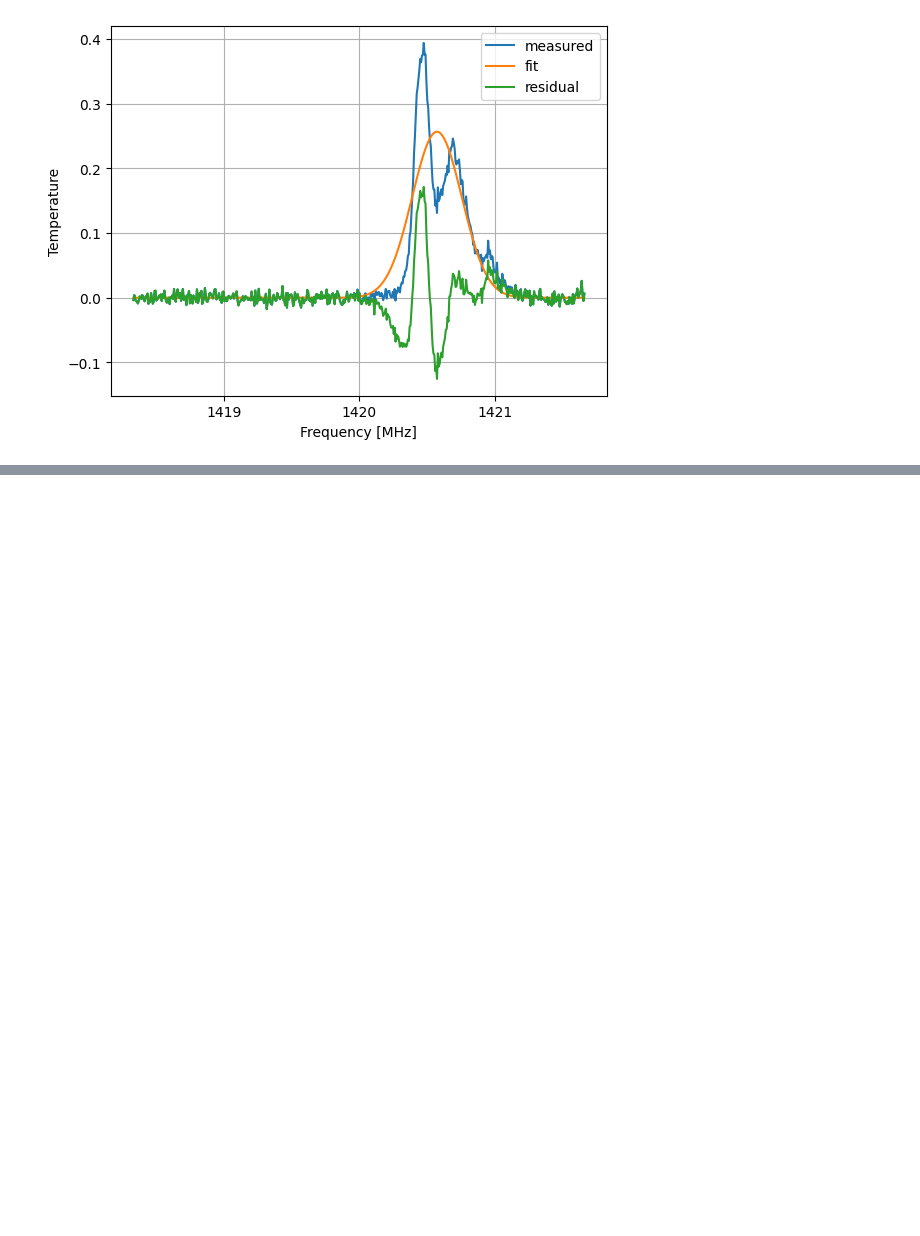
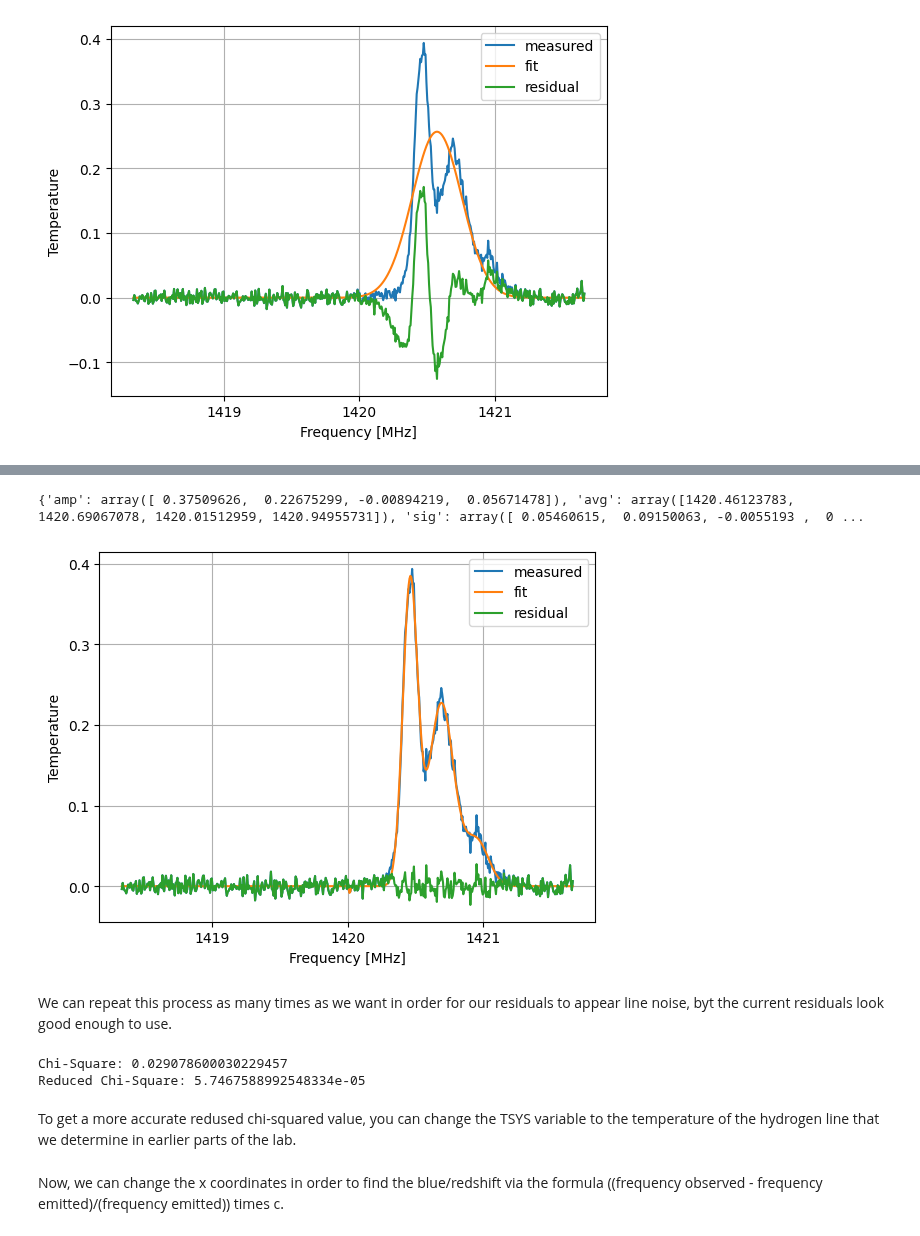
Before and after one commit to heyitsnalini/astro121group01, a Jupyter notebook: lab2/part_8.ipynb, the cells around one changed output, grey strips where cells are left out. Drawn from its saved outputs; the diff is of its cells as text; code cells hidden in the pictures; blank space fills up the shorter version.

Commit message:
The final version of part 8, the coordinate shifting will be in another Jupyter notebook

```diff
--- a/lab2/part_8.ipynb
+++ b/lab2/part_8.ipynb
@@ -352,0 +398,35 @@ _ = plt.grid()
+# %%
+ans4 = gs.gaussfit(x_soff, power2, amp=[0.34724959, 0.1411955 , 0.09041653, 0.8], avg=[1420.46168051, 1420.68581256, 1420.73384976, 1420.8], sig=[0.05223448, 0.07135722, 0.20897133, 0.2])
+profile4 = gs.gaussval(x_soff, **ans4)
+print(ans4)
+# %% [output]
+{'amp': array([ 0.37509626,  0.22675299, -0.00894219,  0.05671478]), 'avg': array([1420.46123783, 1420.69067078, 1420.01512959, 1420.94955731]), 'sig': array([ 0.05460615,  0.09150063, -0.0055193 ,  0 ...
+# %%
+ans4 = gs.gaussfit(x_soff, power2, amp=[0.37509626,  0.22675299, -0.00894219,  0.05671478], avg=[1420.46123783, 1420.69067078, 1420.01512959, 1420.94955731], sig=[0.05460615,  0.09150063, -0.0055193 ,  0.08846062])
+profile4 = gs.gaussval(x_soff, **ans4)
+# %%
+plt.figure()
+plt.plot(x_soff, power2, label='measured')
+plt.plot(x_soff, profile4, label='fit')
+plt.plot(x_soff, power2 - profile4, label='residual')
+plt.xlabel('Frequency [MHz]')
+plt.ylabel('Temperature')
+plt.xticks([1419, 1420, 1421])
+plt.legend()
+_ = plt.grid()
+# %% [output]
+[figure, added]
+# %% [markdown]
+We can repeat this process as many times as we want in order for our residuals to appear line noise, byt the current residuals look good enough to use.
+# %%
+chisq = np.sum(np.abs(power2 - profile4)**2)
+print(f'Chi-Square: {chisq}')
+chisq_r = np.sum(np.abs(power2 - profile4)**2 / TSYS**2) / (x_soff.size - 6)
+print(f'Reduced Chi-Square: {chisq_r}')
+# %% [output]
+Chi-Square: 0.029078600030229457
+Reduced Chi-Square: 5.7467588992548334e-05
+# %% [markdown]
+To get a more accurate redused chi-squared value, you can change the TSYS variable to the temperature of the hydrogen line that we determine in earlier parts of the lab.
+# %% [markdown]
+Now, we can change the x coordinates in order to find the blue/redshift via the formula ((frequency observed - frequency emitted)/(frequency emitted)) times c.
```
Also changed, not shown: parts of 15 cells of this notebook.
